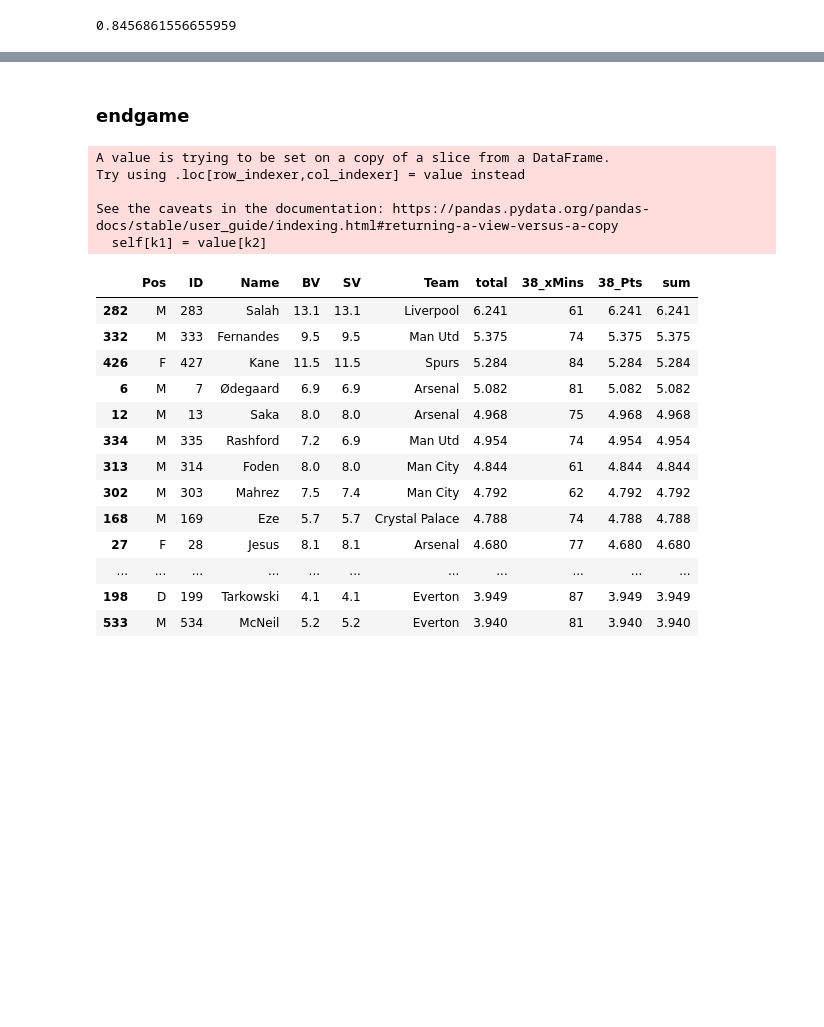
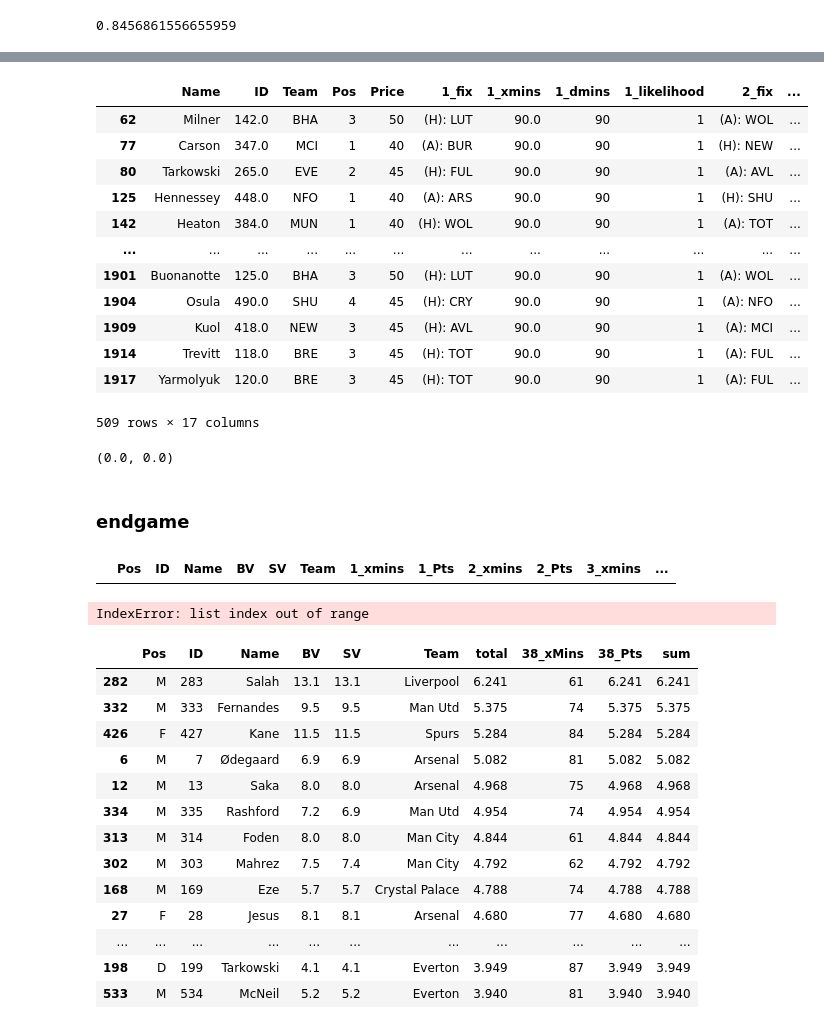
Before and after one commit to spiros26/FPL-Project, a Jupyter notebook: ev_creator/ALEX.ipynb, the cells around one changed output, grey strips where cells are left out. Cells and saved outputs as stored; diff of their text form; code cells hidden in the pictures; blank space fills up the shorter version.

Commit message:
new season changes

```diff
--- a/ev_creator/ALEX.ipynb
+++ b/ev_creator/ALEX.ipynb
@@ -638,26 +637,0 @@ teams2023[teams2023['id']==1]['short_name'].iloc[0]
-# %%
-import pandas as pd
-import requests
-import numpy as np
-from modules.useful_functions import team_id
-
-season = '2023-24'
-master_path = '../data/FPL-ID-Map/Master.csv'
-master = pd.read_csv(master_path)
-url = 'https://fantasy.premierleague.com/api/bootstrap-static/'
-df = pd.DataFrame(requests.get(url).json()['elements']) #players raw
-teams2023 = pd.DataFrame(requests.get(url).json()['teams'])
-ids2023 = []
-short_teams = []
-
-for row in range(master.shape[0]):
-    try:
-        id = df[df['code']==master['code'].iloc[row]]['id'].iloc[0]
-        tid = team_id(id, season, df)
-        ids2023.append(id)
-        short_teams.append(teams2023[teams2023['id']==tid]['short_name'].iloc[0])
-    except:
-        ids2023.append(np.NaN)
-        short_teams.append(np.NaN)
-master['23-24'] = ids2023
-master['Team'] = short_teams
@@ -688,3 +769,30 @@ master[~master['23-24'].isna()]
+# %%
+review_detailed
+# %% [output]
+|  | Name | ID | Team | Pos | Price | 1_fix | 1_xmins | 1_dmins | 1_likelihood | 2_fix | ... |
+| 62 | Milner | 142.0 | BHA | 3 | 50 | (H): LUT | 90.0 | 90 | 1 | (A): WOL | ... |
+| 77 | Carson | 347.0 | MCI | 1 | 40 | (A): BUR | 90.0 | 90 | 1 | (H): NEW | ... |
+| 80 | Tarkowski | 265.0 | EVE | 2 | 45 | (H): FUL | 90.0 | 90 | 1 | (A): AVL | ... |
+| 125 | Hennessey | 448.0 | NFO | 1 | 40 | (A): ARS | 90.0 | 90 | 1 | (H): SHU | ... |
+| 142 | Heaton | 384.0 | MUN | 1 | 40 | (H): WOL | 90.0 | 90 | 1 | (A): TOT | ... |
+| ... | ... | ... | ... | ... | ... | ... | ... | ... | ... | ... | ... |
+| 1901 | Buonanotte | 125.0 | BHA | 3 | 50 | (H): LUT | 90.0 | 90 | 1 | (A): WOL | ... |
+| 1904 | Osula | 490.0 | SHU | 4 | 45 | (H): CRY | 90.0 | 90 | 1 | (A): NFO | ... |
+| 1909 | Kuol | 418.0 | NEW | 3 | 45 | (H): AVL | 90.0 | 90 | 1 | (A): MCI | ... |
+| 1914 | Trevitt | 118.0 | BRE | 3 | 45 | (H): TOT | 90.0 | 90 | 1 | (A): FUL | ... |
+| 1917 | Yarmolyuk | 120.0 | BRE | 3 | 45 | (H): TOT | 90.0 | 90 | 1 | (A): FUL | ... |
+509 rows × 17 columns
+# %%
+data538_PATH = '../data/soccer-spi/spi_matches.csv'
+from modules.useful_functions2 import proj_scores
+
+season = 2023
+home = True
+proj_scores_df = pd.read_csv(data538_PATH)
+proj_scores_df = proj_scores_df[proj_scores_df['league_id']==2411]
+proj_scores(proj_scores_df, 'Arsenal', 'Man City', season, home)
+# %% [output]
+(0.0, 0.0)
 # %% [markdown]
 ### endgame
 # %%
@@ -739,26 +943,27 @@ pens = pickle.load(open(filename, 'rb'))
+# %%
+review_df[review_df['Name']=='Bamford']
+# %% [output]
+|  | Pos | ID | Name | BV | SV | Team | 1_xmins | 1_Pts | 2_xmins | 2_Pts | 3_xmins | ... |
 # %%
 from modules.useful_functions2 import compute_analytical_ev
 import pandas as pd
 
-next_gw = 38
+next_gw = 1
 gw_no_lim = 4
-horizon = 1
-review_horizon = 1
-season = '2022-23'
+horizon = 3
+review_horizon = 3
+season = '2023-24'
 data538_PATH = '../data/soccer-spi/spi_matches.csv'
-review_df = pd.read_csv('../data/fplreview.csv')
+#review_df = pd.read_csv('../data/fplreview.csv')
 #review_df = review_df.loc[(review_df['ID']==318)|(review_df['ID']==303)|(review_df['ID']==319)]
 #review_df = review_df.loc[(review_df['Team']=='Newcastle')].reset_index()
-master_path = '../data/FPL-ID-Map/Master.csv'
-review_detailed = pd.read_csv('../data/review_detailed.csv')
+#master_path = '../data/FPL-ID-Map/Master.csv'
+master_path = 'Master.csv'
+#review_detailed = pd.read_csv('../data/review_detailed.csv')
 
-an_ev_df = compute_analytical_ev(next_gw, horizon, review_horizon, season, review_df, review_detailed, players_raw, ids, id_dict_df, master_path, data538_PATH, fixtures, teams, team_stats_dict, npgoals, assists, team_goals, bonus, saves, pens, gw_no_lim, seasons)
+an_ev_df = compute_analytical_ev(next_gw, horizon, review_horizon, season, review_df, review_detailed, players_raw, ids, master_path, data538_PATH, fixtures, teams, team_stats_dict, npgoals, assists, team_goals, bonus, saves, pens, gw_no_lim, seasons)
 # %% [output]
-A value is trying to be set on a copy of a slice from a DataFrame.
-Try using .loc[row_indexer,col_indexer] = value instead
-
-See the caveats in the documentation: https://pandas.pydata.org/pandas-docs/stable/user_guide/indexing.html#returning-a-view-versus-a-copy
-  self[k1] = value[k2]
+IndexError: list index out of range
 # %%
 from modules.useful_functions2 import filter_df
 
```
Also changed, not shown: parts of 8 cells of this notebook, 12 other files.
